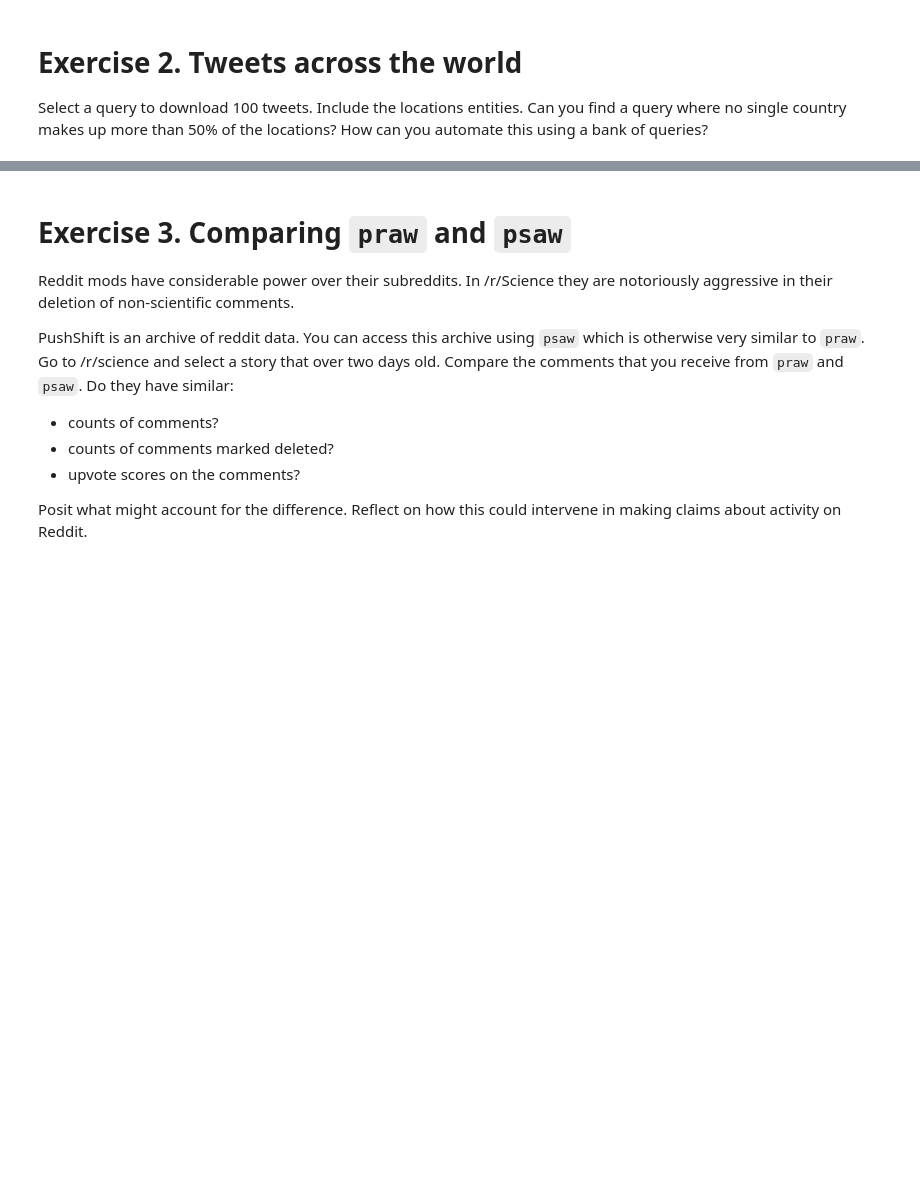
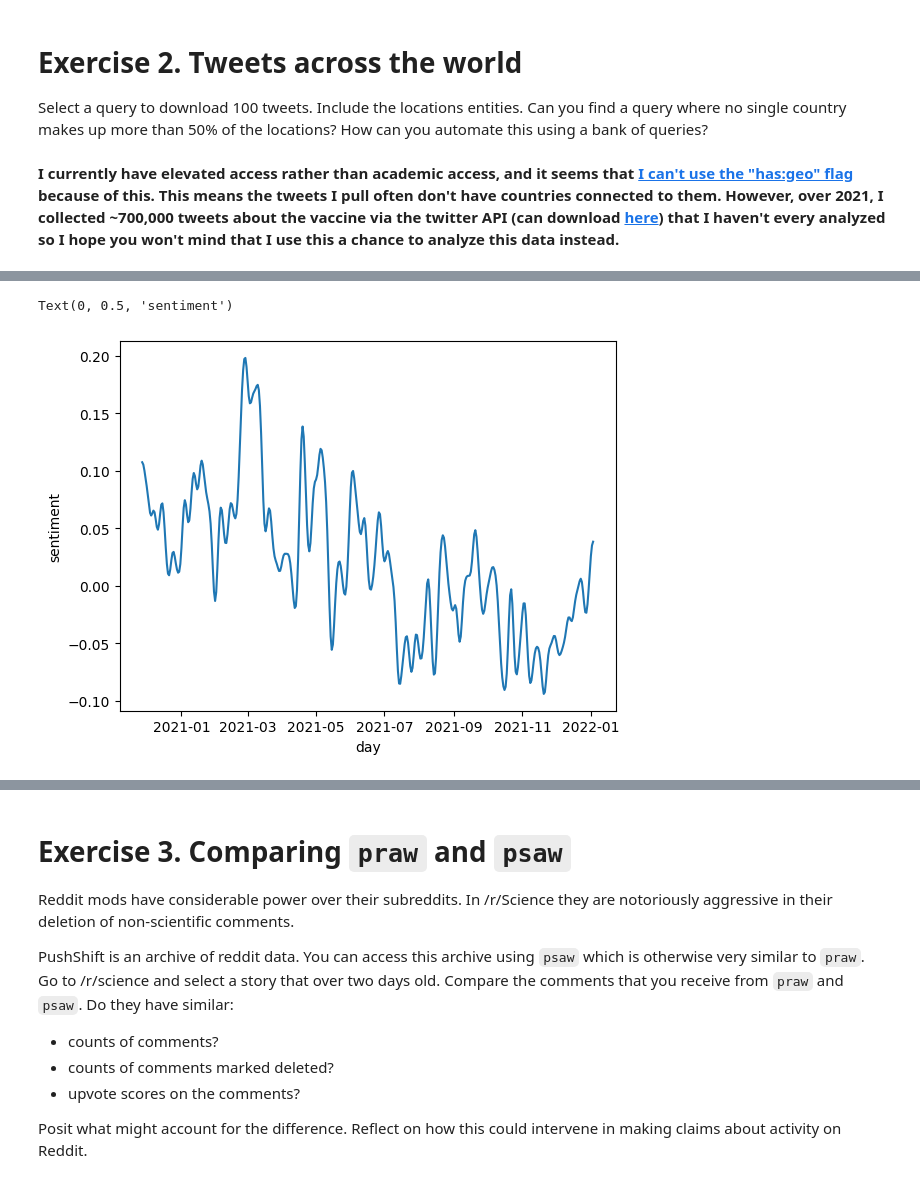
Before and after one commit to matthewbbone/FSDS22, a Jupyter notebook: formatives/Ch07ExercisesBone.ipynb, the cells around one changed output, grey strips where cells are left out. Cells and saved outputs as stored; diff of their text form; code cells hidden in the pictures; blank space fills up the shorter version.

```diff
--- a/formatives/Ch07ExercisesBone.ipynb
+++ b/formatives/Ch07ExercisesBone.ipynb
@@ -27,0 +85,48 @@ Select a query to download 100 tweets. Include the locations entities. Can you f
+# %% [markdown]
+**I currently have elevated access rather than academic access, and it seems that [I can't use the "has:geo" flag](https://stackoverflow.com/questions/74125493/issues-with-twitter-api-v2-elevated-access-and-hasgeo-query-parameter) because of this. This means the tweets I pull often don't have countries connected to them. However, over 2021, I collected ~700,000 tweets about the vaccine via the twitter API (can download [here](https://drive.google.com/file/d/1uyGa9S5nrV7yBwFGJSOT_0hBzy--5wbE/view?usp=sharing)) that I haven't every analyzed so I hope you won't mind that I use this a chance to analyze this data instead.**
+# %%
+# this block requires the full tweets.csv file, the one below only requires the smaller country_tweets.csv
+
+def smooth_timeseries(df, n):
+
+    smoothed = df[('sentiment', 'mean')].copy()
+
+    for i in range(n):
+
+        new_smoothed = smoothed.copy()
+
+        for j in range(len(smoothed)):
+
+            if not j in [0, len(smoothed) - 1]:
+                new_smoothed[j] = smoothed[j] / 2 + (
+                    smoothed[j - 1] + smoothed[j + 1]) / 4
+            elif j == 0:
+                new_smoothed[j] = (
+                    smoothed[j] + smoothed[j + 1]) / 2
+            else:
+                new_smoothed[j] = (
+                    smoothed[j] + smoothed[j - 1]) / 2
+
+        smoothed = new_smoothed.copy()
+
+    return smoothed
+
+sia = SentimentIntensityAnalyzer()
+
+tweets_df = pd.read_csv('../data/tweets.csv')
+tweets_df['sentiment'] = tweets_df['text'].map(lambda x: sia.polarity_scores(re.sub('[^a-zA-Z ]', '', x).lower())['compound'] if isinstance(x, str) else None)
+tweets_df.to_csv('sentiment_tweets.csv')
+print(f"There are {len(tweets_df)} tweets in this dataset")
+display(tweets_df.head(5))
+
+tweets_df['created_day'] = tweets_df['created_at'].map(
+    lambda x: dt.datetime.fromisoformat(x).date())
+daily_df = tweets_df[['created_day', 'sentiment']].groupby(
+    'created_day').agg({'sentiment': ['min', 'max', 'mean']})
+
+smoothed_sentiment = smooth_timeseries(daily_df, 10)
+
+plt.plot(daily_df.index, smoothed_sentiment)
+plt.xlabel('day')
+plt.ylabel('sentiment')
+# %% [output]
@@ -27,0 +139,2 @@ Select a query to download 100 tweets. Include the locations entities. Can you f
+Text(0, 0.5, 'sentiment')
+[figure, added]
```
Also changed, not shown: parts of 8 cells of this notebook.
